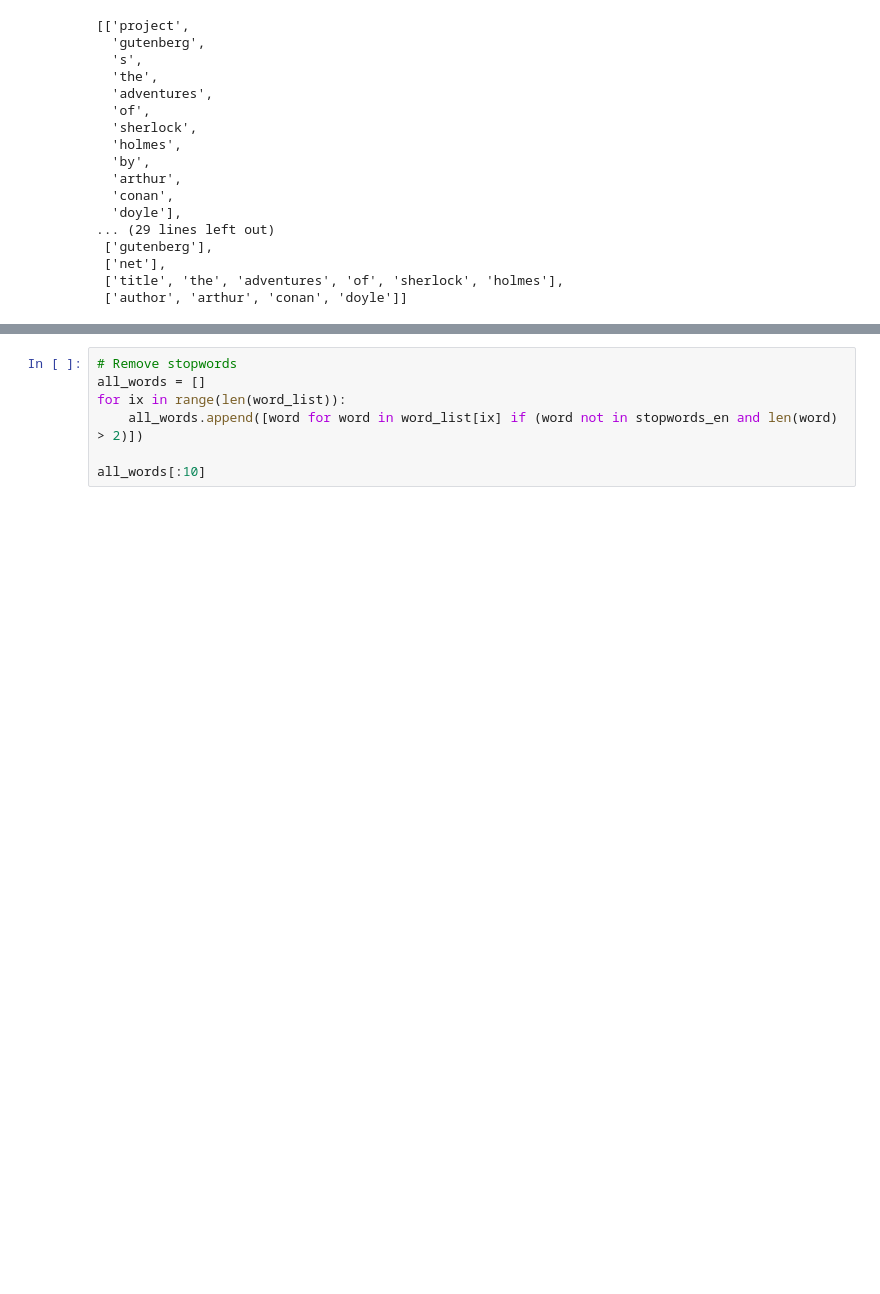
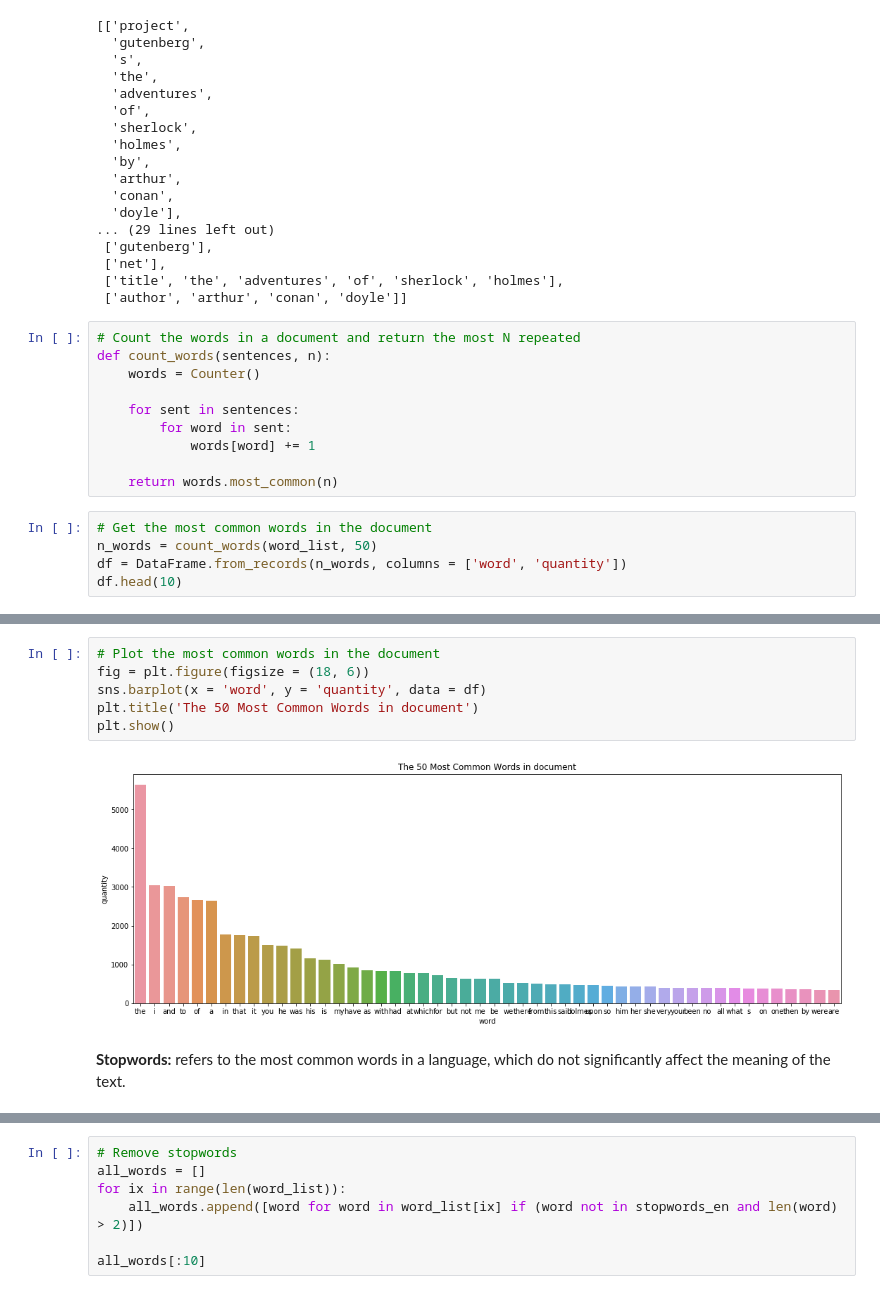
Before and after one commit to ansegura7/NLP, a Jupyter notebook: code/NLP_Word2Vec.ipynb, the cells around one changed output, grey strips where cells are left out. Cells and saved outputs as stored; diff of their text form; blank space fills up the shorter version.

Commit message:
NLP Word2Vec
Added the most common words in document (before and after removing the stopwords).

```diff
--- a/code/NLP_Word2Vec.ipynb
+++ b/code/NLP_Word2Vec.ipynb
@@ -77,3 +83,18 @@ word_list[:10]
  ['net'],
  ['title', 'the', 'adventures', 'of', 'sherlock', 'holmes'],
  ['author', 'arthur', 'conan', 'doyle']]
+# %%
+# Count the words in a document and return the most N repeated
+def count_words(sentences, n):
+    words = Counter()
+
+    for sent in sentences:
+        for word in sent:
+            words[word] += 1
+
+    return words.most_common(n)
+# %%
+# Get the most common words in the document
+n_words = count_words(word_list, 50)
+df = DataFrame.from_records(n_words, columns = ['word', 'quantity'])
+df.head(10)
@@ -80 +113,11 @@ word_list[:10]
+# %%
+# Plot the most common words in the document
+fig = plt.figure(figsize = (18, 6))
+sns.barplot(x = 'word', y = 'quantity', data = df)
+plt.title('The 50 Most Common Words in document')
+plt.show()
+# %% [output]
+[figure, added]
+# %% [markdown]
+**Stopwords:** refers to the most common words in a language, which do not significantly affect the meaning of the text.
 # %%
```
Also changed, not shown: parts of 12 cells of this notebook, 1 other file.
